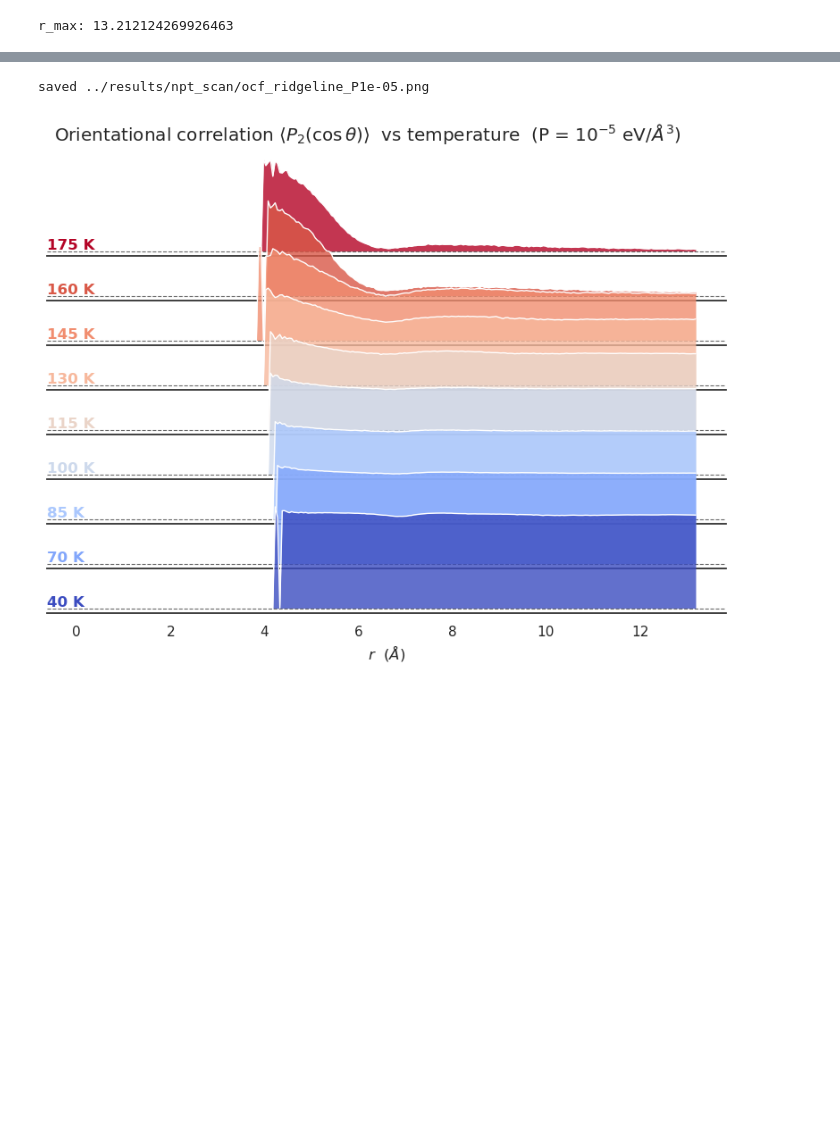
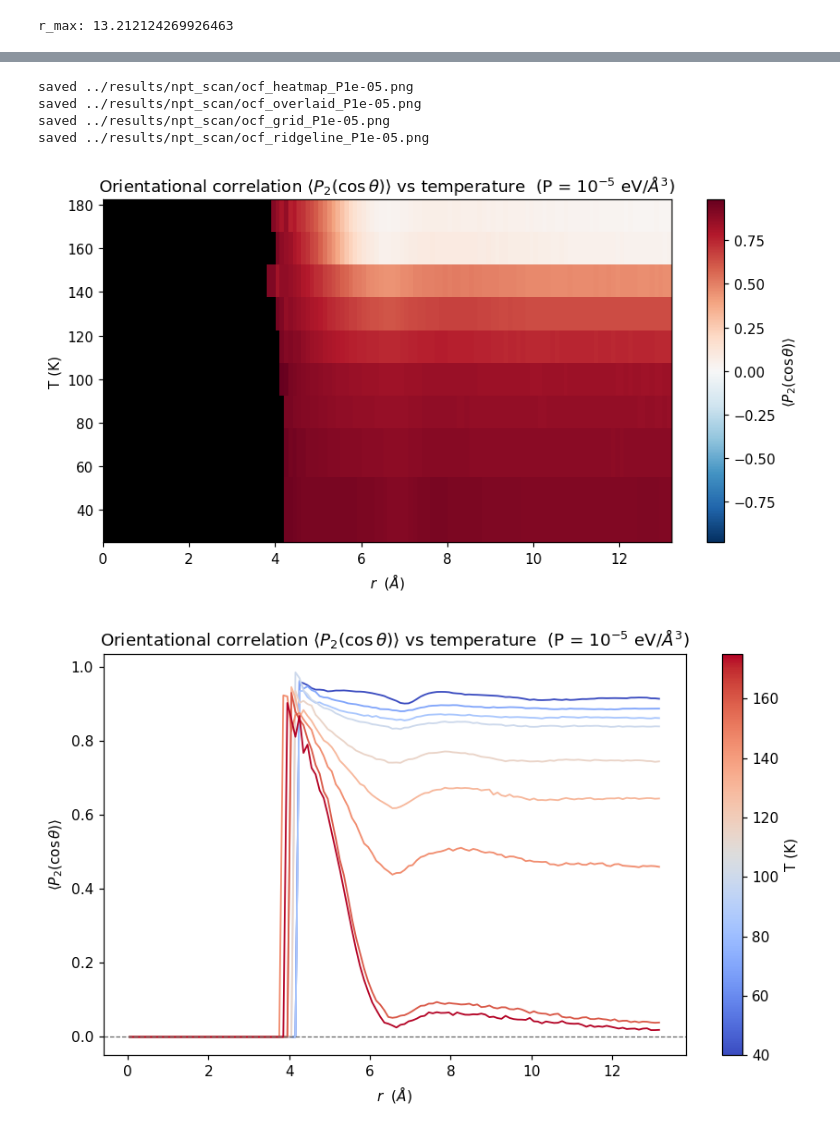
Before and after one commit to ortengren/as_mc, a Jupyter notebook: notebooks/plot_npt_scan.ipynb, the cells around one changed output, grey strips where cells are left out. Cells and saved outputs as stored; diff of their text form; code cells hidden in the pictures; blank space fills up the shorter version.

```diff
--- a/notebooks/plot_npt_scan.ipynb
+++ b/notebooks/plot_npt_scan.ipynb
@@ -1,13 +1,13 @@
 # %%
+import numpy as np
 import matplotlib.pyplot as plt
-import seaborn as sns
-import pandas as pd
-import numpy as np
+from matplotlib.cm import ScalarMappable
+from matplotlib.colors import Normalize, TwoSlopeNorm
 from ase.db import connect
 
-from asmcmc.measurements import TrajectoryAnalyzer, RadialDistributionFunction, OrientationalCorrelationFunction, NematicOrderParameter, HeatCapacity, EffectiveSampleSize
+from asmcmc.measurements import TrajectoryAnalyzer, RadialDistributionFunction, OrientationalCorrelationFunction, NematicOrderParameter, HeatCapacity, AverageEnthalpy, EffectiveSampleSize
 
-sns.set_theme(style="white", rc={"axes.facecolor": (0, 0, 0, 0)})
+plt.rcParams.update({"figure.dpi": 110, "axes.grid": False})
 # %%
 temps = [40, 70, 85, 100, 115, 130, 145, 160, 175]
 pressures = [1e-5, 1e-4, 3e-4]
@@ -144,15 +250,26 @@ saved ../results/npt_scan/rdf_ridgeline_P1e-05.png
 # %%
-# Orientational correlation s2(r) = <P2(cos theta)>, stacked by temperature.
-# Long-range orientational order (s2 staying high out to large r) at low T
-# collapses toward 0 (random relative orientation) as the system disorders.
-ridgeline(
-    measurements, "ocf", "s2_r",
-    xlabel=r"$r$  ($\AA$)",
-    title=r"Orientational correlation $\langle P_2(\cos\theta)\rangle$  vs temperature  (P = $10^{-5}$ eV/$\AA^3$)",
-    ref_line=0.0,
-    savepath="../results/npt_scan/ocf_ridgeline_P1e-05.png",
-)
+# Orientational correlation s2(r) = <P2(cos theta)> vs temperature.
+# Long-range order (s2 high out to large r) at low T collapses toward 0 (random
+# relative orientation) as the system disorders. The heatmap uses a diverging
+# colormap centered at 0 since P2 can go negative. Rendered four ways.
+xlabel = r"$r$  ($\AA$)"
+ylabel = r"$\langle P_2(\cos\theta)\rangle$"
+ocf_title = r"Orientational correlation $\langle P_2(\cos\theta)\rangle$ vs temperature  (P = $10^{-5}$ eV/$\AA^3$)"
+out = "../results/npt_scan"
+
+plot_heatmap(measurements, "ocf", "s2_r", xlabel, ylabel, ocf_title,
+             diverging=True, savepath=f"{out}/ocf_heatmap_P1e-05.png")
+plot_overlaid(measurements, "ocf", "s2_r", xlabel, ylabel, ocf_title,
+              ref_line=0.0, savepath=f"{out}/ocf_overlaid_P1e-05.png")
+plot_small_multiples(measurements, "ocf", "s2_r", xlabel, ylabel, ocf_title,
+                     ref_line=0.0, savepath=f"{out}/ocf_grid_P1e-05.png")
+plot_ridgeline(measurements, "ocf", "s2_r", xlabel, ocf_title,
+               ref_line=0.0, savepath=f"{out}/ocf_ridgeline_P1e-05.png")
 plt.show()
 # %% [output]
+saved ../results/npt_scan/ocf_heatmap_P1e-05.png
+saved ../results/npt_scan/ocf_overlaid_P1e-05.png
+saved ../results/npt_scan/ocf_grid_P1e-05.png
 saved ../results/npt_scan/ocf_ridgeline_P1e-05.png
-[figure, old version]
+[figure, new version]
+[figure, added]
```
Also changed, not shown: parts of 8 cells of this notebook, 6 other files.
